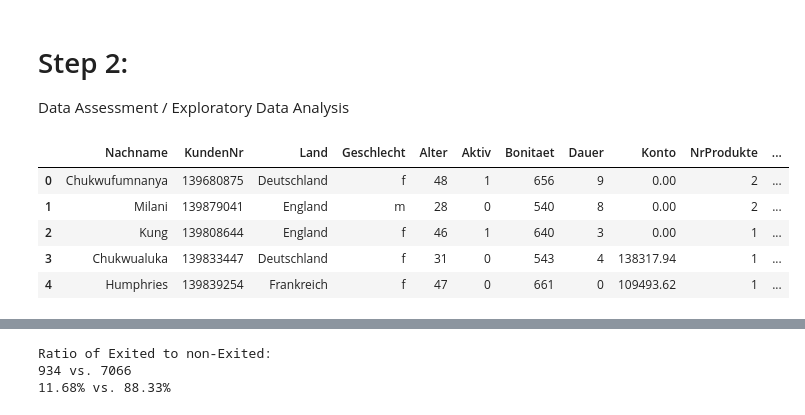
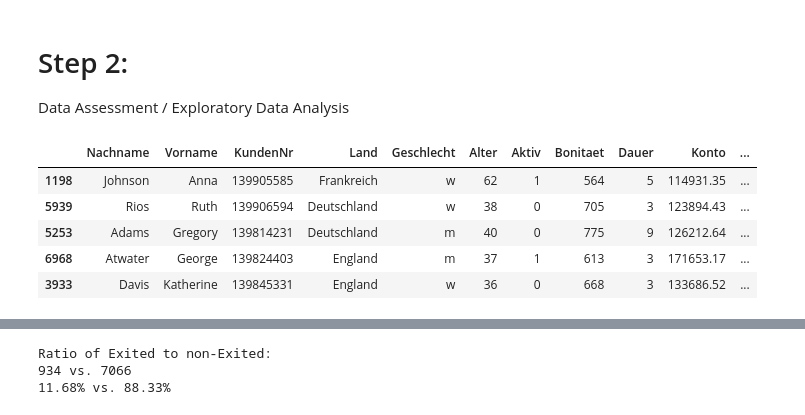
Before and after one commit to t-kessel-datascientist/Churn-Prediction, a Jupyter notebook: Churn Dataset.ipynb, the cells around one changed output, grey strips where cells are left out. Drawn from its saved outputs; the diff is of its cells as text; code cells hidden in the pictures.

```diff
--- a/Churn Dataset.ipynb
+++ b/Churn Dataset.ipynb
@@ -43,14 +45,14 @@ df=pd.read_csv('churn_daten.csv')
 # Step 2:
 Data Assessment / Exploratory Data Analysis
 # %%
-df.head()
+df.sample(5)
 # %% [output]
-|  | Nachname | KundenNr | Land | Geschlecht | Alter | Aktiv | Bonitaet | Dauer | Konto | NrProdukte | ... |
-| 0 | Chukwufumnanya | 139680875 | Deutschland | f | 48 | 1 | 656 | 9 | 0.00 | 2 | ... |
-| 1 | Milani | 139879041 | England | m | 28 | 0 | 540 | 8 | 0.00 | 2 | ... |
-| 2 | Kung | 139808644 | England | f | 46 | 1 | 640 | 3 | 0.00 | 1 | ... |
-| 3 | Chukwualuka | 139833447 | Deutschland | f | 31 | 0 | 543 | 4 | 138317.94 | 1 | ... |
-| 4 | Humphries | 139839254 | Frankreich | f | 47 | 0 | 661 | 0 | 109493.62 | 1 | ... |
+|  | Nachname | Vorname | KundenNr | Land | Geschlecht | Alter | Aktiv | Bonitaet | Dauer | Konto | ... |
+| 1198 | Johnson | Anna | 139905585 | Frankreich | w | 62 | 1 | 564 | 5 | 114931.35 | ... |
+| 5939 | Rios | Ruth | 139906594 | Deutschland | w | 38 | 0 | 705 | 3 | 123894.43 | ... |
+| 5253 | Adams | Gregory | 139814231 | Deutschland | m | 40 | 0 | 775 | 9 | 126212.64 | ... |
+| 6968 | Atwater | George | 139824403 | England | m | 37 | 1 | 613 | 3 | 171653.17 | ... |
+| 3933 | Davis | Katherine | 139845331 | England | w | 36 | 0 | 668 | 3 | 133686.52 | ... |
 # %%
 df.info()
 # %% [output]
```
Also changed, not shown: parts of 5 cells of this notebook.
